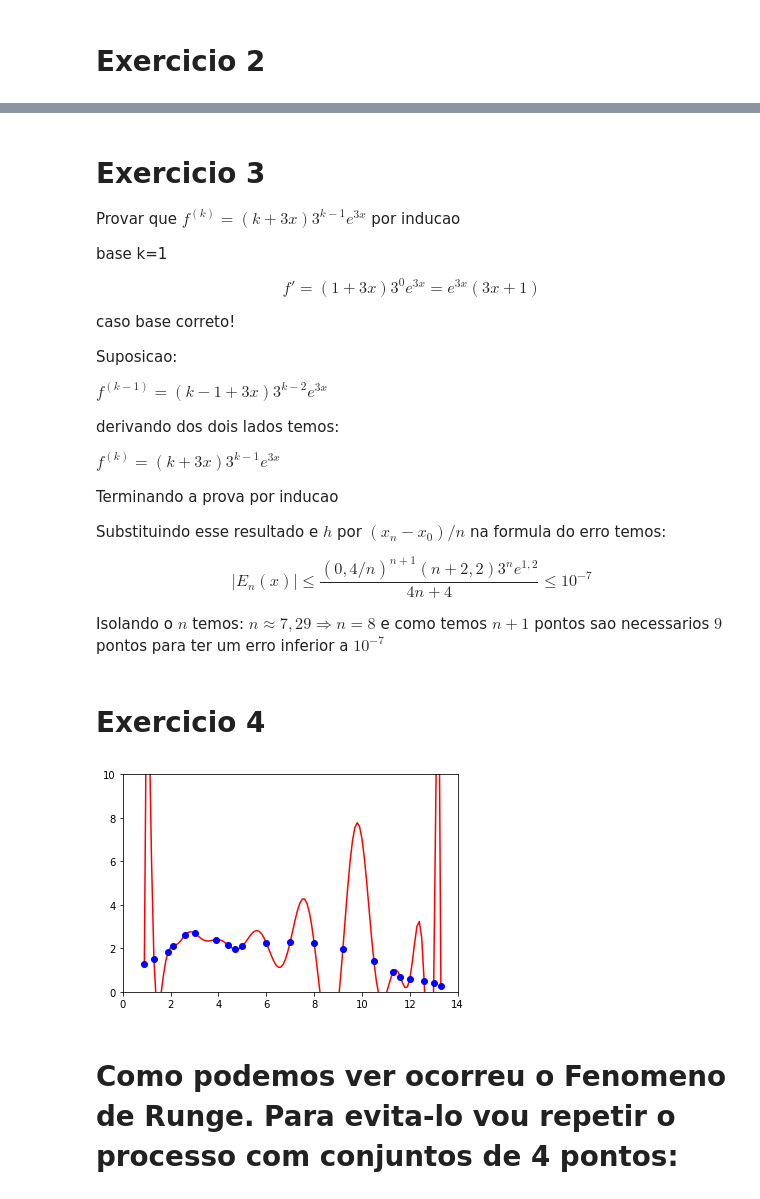
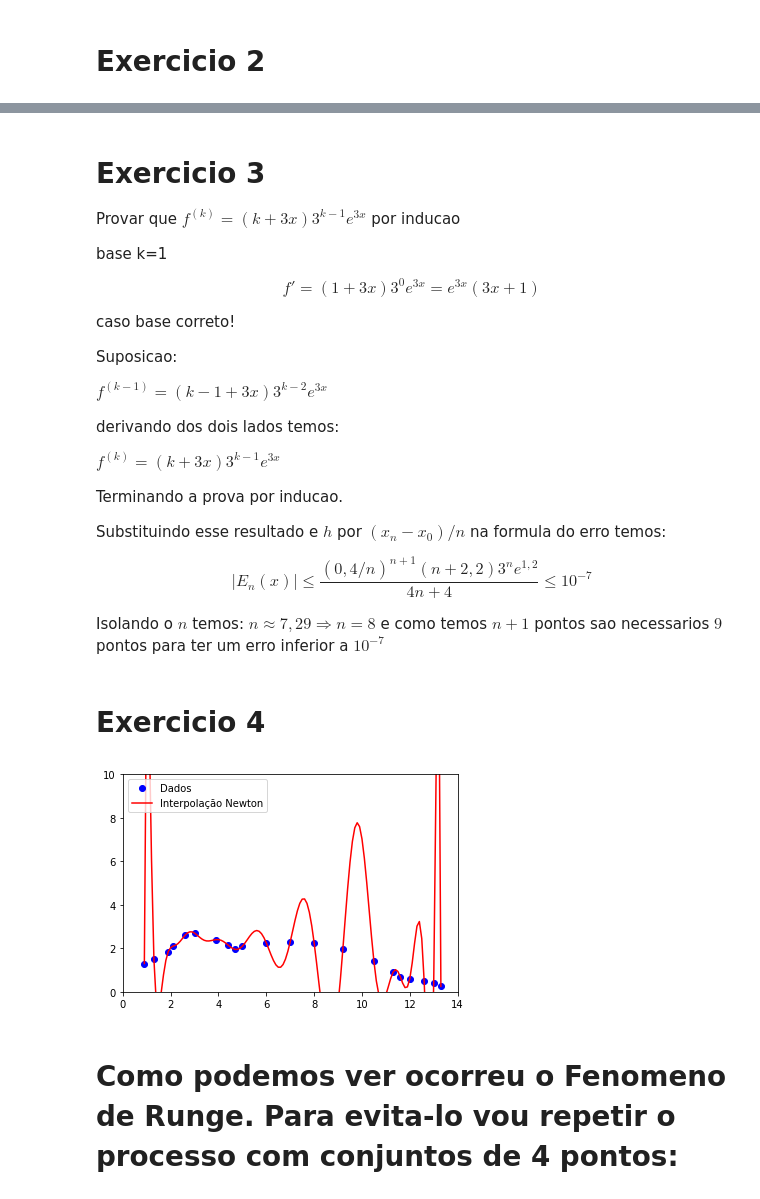
Before and after one commit to DiogoEduardo/Foundation-Mathematics-for-Computer-Science, a Jupyter notebook: Polynomial Interpolation.ipynb, the cells around one changed output, grey strips where cells are left out. Drawn from its saved outputs; the diff is of its cells as text; code cells hidden in the pictures.

```diff
--- a/Polynomial Interpolation.ipynb
+++ b/Polynomial Interpolation.ipynb
@@ -74,7 +74,7 @@ derivando dos dois lados temos:
 
 $f^{(k)} = (k+3x)3^{k-1}e^{3x}$
 
-Terminando a prova por inducao
+Terminando a prova por inducao.
 
 Substituindo esse resultado e $h$ por $(x_{n}-x_{0})/n$ na formula do erro temos:
 
@@ -103,35 +103,37 @@ for o in range(1, len(X)):
         valor = (dd[o-1][k+1]-dd[o-1][k])/(X[k+o]-X[k])
         dd[o].append(valor)
 
 
 def produtorio(x,n):
     prod = 1.
     for i in range(n):
         prod = prod * (x-X[i])
     return prod
 
 
 def calculaP(x):
     soma = dd[0][0]
     for i in range(1,len(X)):
         soma = soma + produtorio(x,i)*dd[i][0]
     return soma
 
 Z = []
 Z = np.arange(0.9,13.4,0.1)
 Yp = []
 for z in Z:
     y = calculaP(z)
     Yp.append(y)
 
 # A linha vermelha representa a aproximacao e as bolinhas sao os pontos originais definidos inicialmente
 
-plt.plot(Z, Yp, '-r', X, Y, 'bo',)
+plt.plot(X, Y, 'bo', label = "Dados")
+plt.plot(Z, Yp, '-r', label = "Interpolação Newton")
 plt.ylim(0, 10)
 plt.xlim(0, 14)
+plt.legend(loc='upper left')
 plt.show()
 # %% [output]
-[figure, old version]
+[figure, new version]
 # %% [markdown]
 # Como podemos ver ocorreu o Fenomeno de Runge. Para evita-lo vou repetir o processo com conjuntos de 4 pontos:
 # %%
```
Also changed, not shown: parts of 2 cells of this notebook, 1 other file.
